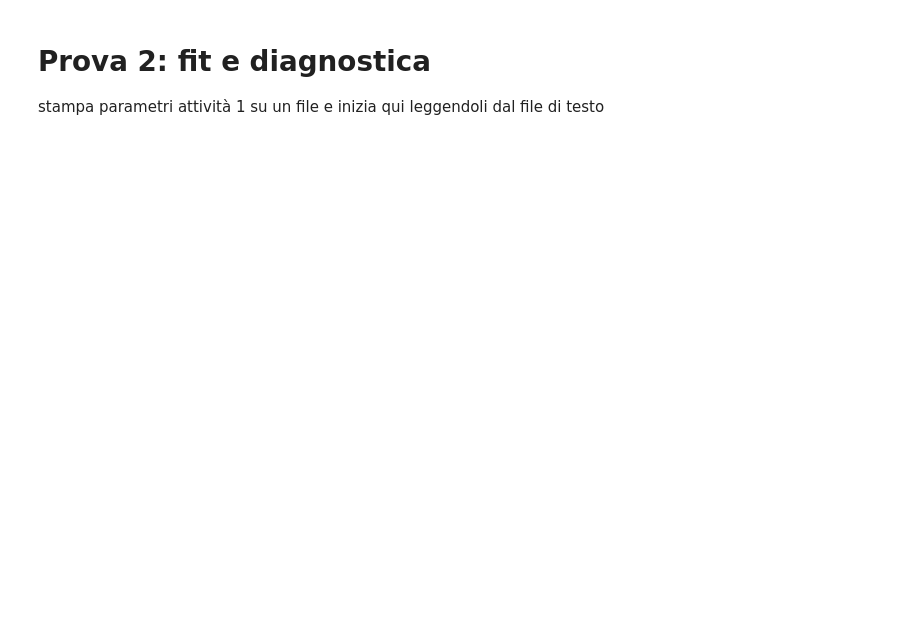
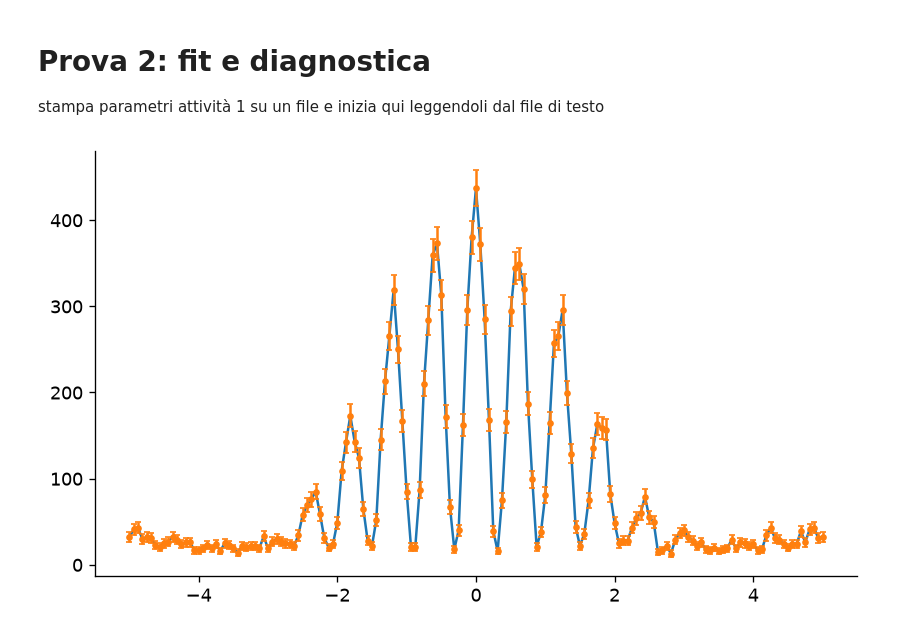
Before and after one commit to LeonardoZara/LabEMO-Romani-Mercanti-Zara, a Jupyter notebook: prova1.ipynb, the cells around one changed output. Cells and saved outputs as stored; diff of their text form; code cells hidden in the pictures; blank space fills up the shorter version.

```diff
--- a/prova1.ipynb
+++ b/prova1.ipynb
@@ -132,3 +149,17 @@ plt.show()
 # Prova 2: fit e diagnostica
 
 stampa parametri attività 1 su un file e inizia qui leggendoli dal file di testo
+# %%
+matrice_dati=np.column_stack((points, n, np.sqrt(n)))
+np.savetxt('data.txt', matrice_dati, delimiter='\t', header='x\ty\tsigma_y')
+dati=np.genfromtxt("data.txt", delimiter='\t', names=True)
+x=dati["x"]
+y=dati["y"]
+sigma_y=dati["sigma_y"]
+
+
+plt.plot(x,y)
+plt.errorbar(x,y,yerr=sigma_y,fmt='o', markersize=3, capsize=2)
+plt.show()
+# %% [output]
+[figure, added]
```
Also changed, not shown: parts of 2 cells of this notebook, 1 other file.
